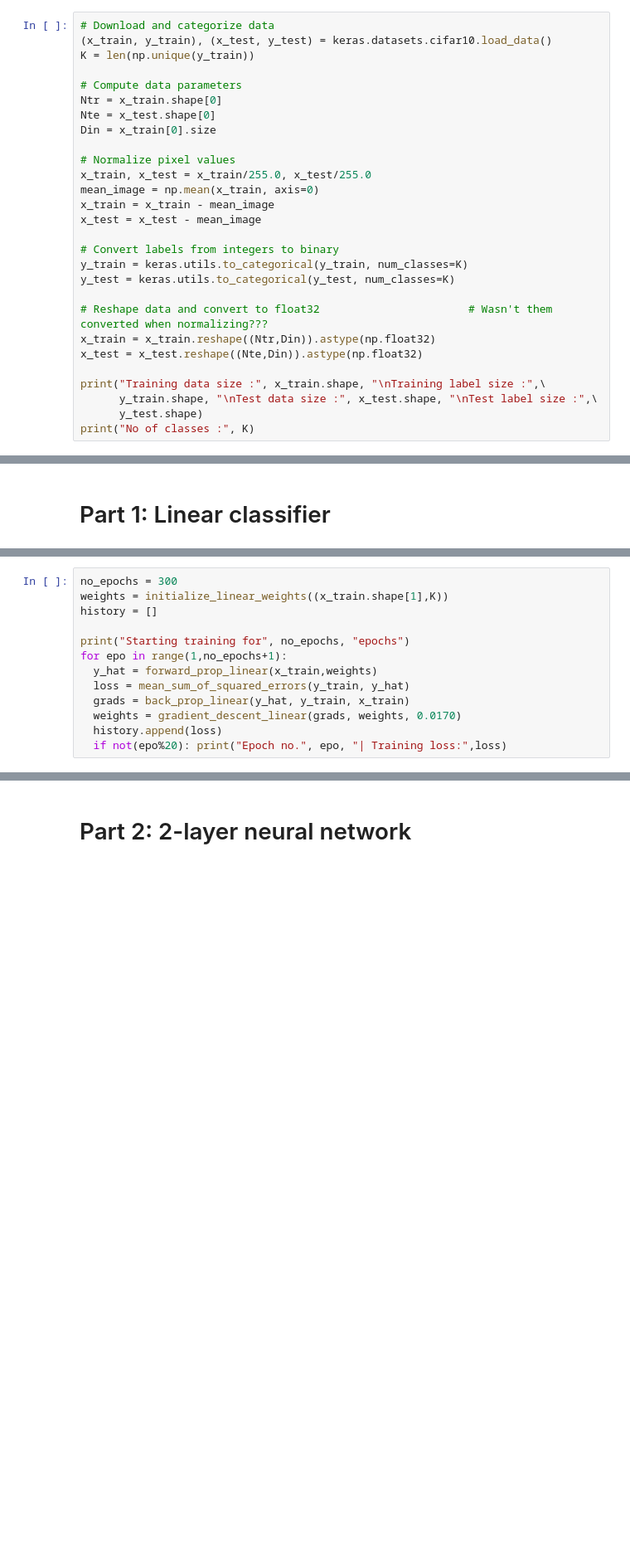
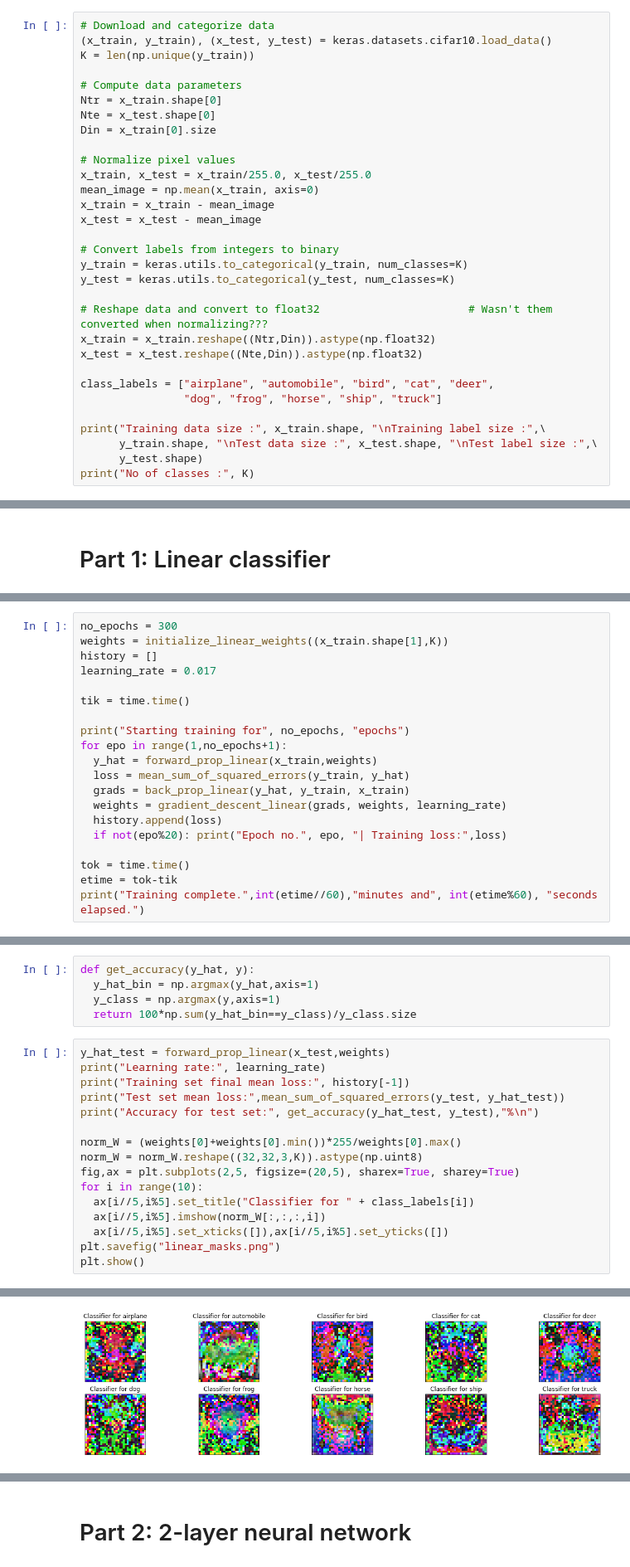
Before and after one commit to PamudithaSomarathne/EN2550, a Jupyter notebook: 4 Neural Network/EN2550_Assignment_04.ipynb, the cells around one changed output, grey strips where cells are left out. Shown at 83% size. Saved outputs shown, nothing was run; the diff lists cells and outputs as text; blank space fills up the shorter version.

```diff
--- a/4 Neural Network/EN2550_Assignment_04.ipynb
+++ b/4 Neural Network/EN2550_Assignment_04.ipynb
@@ -32,6 +34,9 @@ y_test = keras.utils.to_categorical(y_test, num_classes=K)
 x_train = x_train.reshape((Ntr,Din)).astype(np.float32)
 x_test = x_test.reshape((Nte,Din)).astype(np.float32)
 
+class_labels = ["airplane", "automobile", "bird", "cat", "deer",
+                "dog", "frog", "horse", "ship", "truck"]
+
 print("Training data size :", x_train.shape, "\nTraining label size :",\
       y_train.shape, "\nTest data size :", x_test.shape, "\nTest label size :",\
       y_test.shape)
@@ -71,14 +74,21 @@ def gradient_descent_linear(grads, weights, learning_rate=0.01):
 no_epochs = 300
 weights = initialize_linear_weights((x_train.shape[1],K))
 history = []
+learning_rate = 0.017
+
+tik = time.time()
 
 print("Starting training for", no_epochs, "epochs")
 for epo in range(1,no_epochs+1):
   y_hat = forward_prop_linear(x_train,weights)
   loss = mean_sum_of_squared_errors(y_train, y_hat)
   grads = back_prop_linear(y_hat, y_train, x_train)
-  weights = gradient_descent_linear(grads, weights, 0.0170)
+  weights = gradient_descent_linear(grads, weights, learning_rate)
   history.append(loss)
   if not(epo%20): print("Epoch no.", epo, "| Training loss:",loss)
+
+tok = time.time()
+etime = tok-tik
+print("Training complete.",int(etime//60),"minutes and", int(etime%60), "seconds elapsed.")
 # %% [output]
 Starting training for 300 epochs
@@ -106,0 +111,22 @@ Test set mean loss: 0.78648776
+# %%
+def get_accuracy(y_hat, y):
+  y_hat_bin = np.argmax(y_hat,axis=1)
+  y_class = np.argmax(y,axis=1)
+  return 100*np.sum(y_hat_bin==y_class)/y_class.size
+# %%
+y_hat_test = forward_prop_linear(x_test,weights)
+print("Learning rate:", learning_rate)
+print("Training set final mean loss:", history[-1])
+print("Test set mean loss:",mean_sum_of_squared_errors(y_test, y_hat_test))
+print("Accuracy for test set:", get_accuracy(y_hat_test, y_test),"%\n")
+
+norm_W = (weights[0]+weights[0].min())*255/weights[0].max()
+norm_W = norm_W.reshape((32,32,3,K)).astype(np.uint8)
+fig,ax = plt.subplots(2,5, figsize=(20,5), sharex=True, sharey=True)
+for i in range(10):
+  ax[i//5,i%5].set_title("Classifier for " + class_labels[i])
+  ax[i//5,i%5].imshow(norm_W[:,:,:,i])
+  ax[i//5,i%5].set_xticks([]),ax[i//5,i%5].set_yticks([])
+plt.savefig("linear_masks.png")
+plt.show()
+# %% [output]
@@ -106,0 +137 @@ Test set mean loss: 0.78648776
+[figure, added]
```
Also changed, not shown: parts of 7 cells of this notebook.
